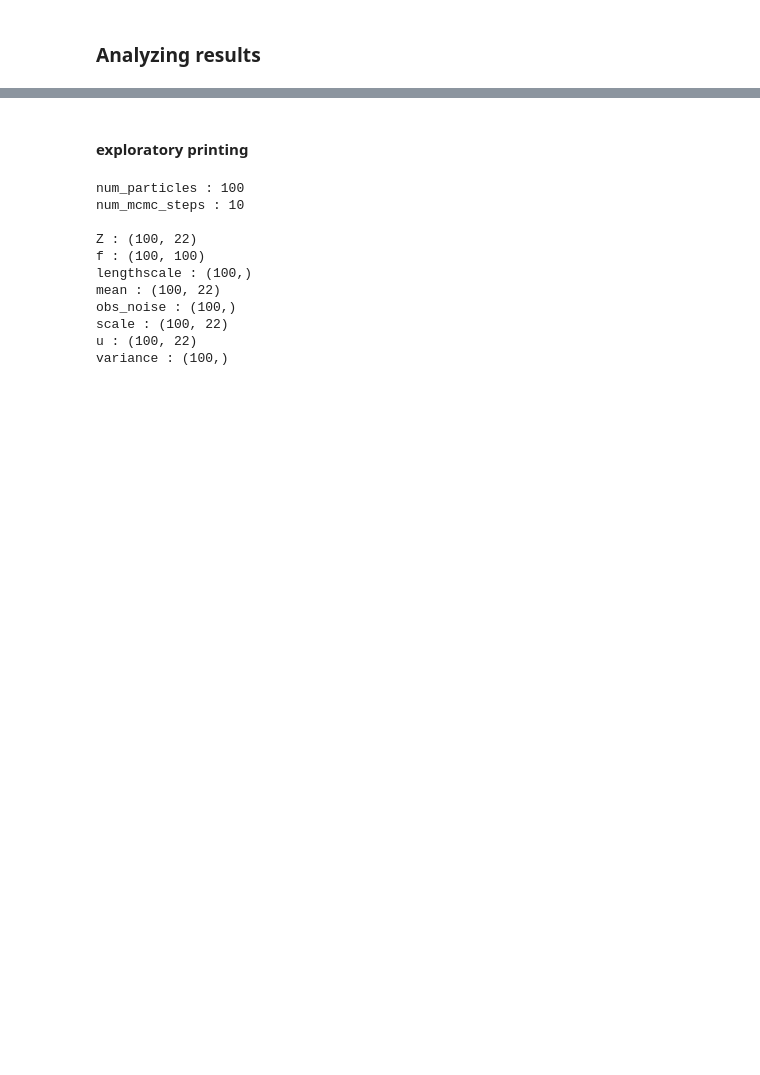
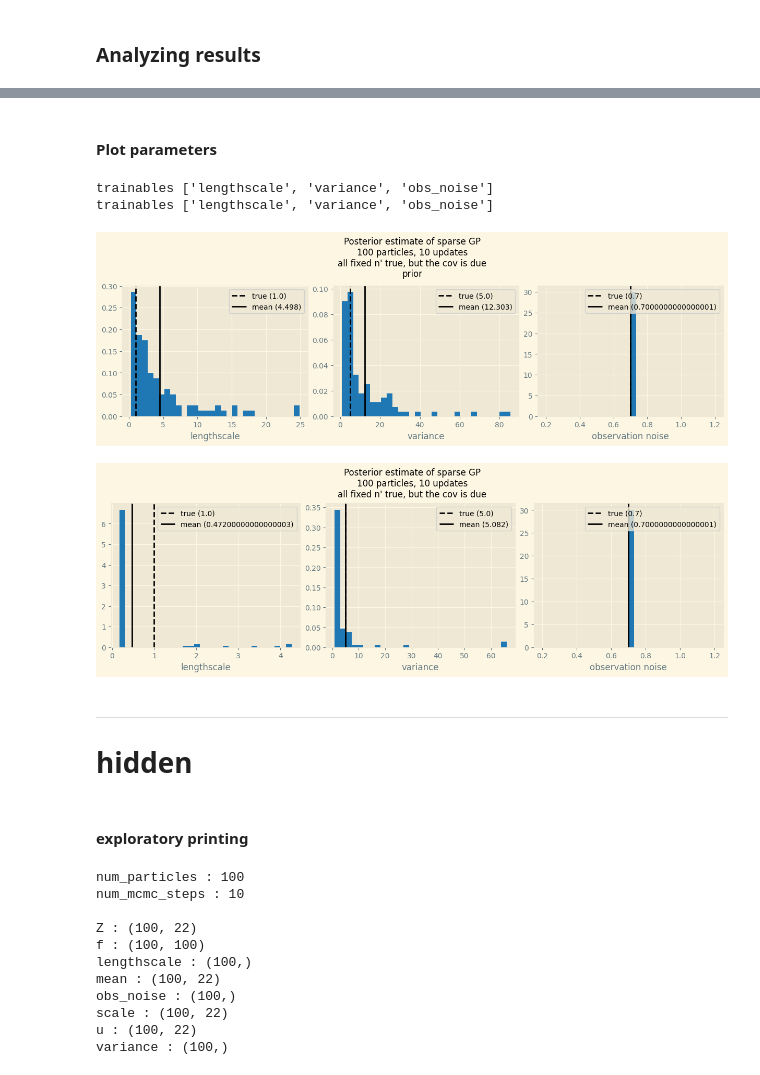
Before and after one commit to UncertaintyInComplexSystems/bayesianmodels, a Jupyter notebook: notebooks/sparse_GP_regression_with_Gibbs.ipynb, the cells around one changed output, grey strips where cells are left out. Cells and saved outputs as stored; diff of their text form; code cells hidden in the pictures; blank space fills up the shorter version.

```diff
--- a/notebooks/sparse_GP_regression_with_Gibbs.ipynb
+++ b/notebooks/sparse_GP_regression_with_Gibbs.ipynb
@@ -767,3 +837,71 @@ plot_smc_posterior(
+# %% [markdown]
+#### Plot parameters
+# %%
+def plot_parameter_histograms(particles, sub_title=''):
+
+    trainables = list()
+    for component, val in priors.items():
+        trainables.extend(list(val.keys()))
+    trainables = ['lengthscale', 'variance', 'obs_noise']
+    # TODO: Adapt to plot particles over Z hyperparameters as well
+
+    print('trainables', trainables)
+
+    num_params = len(trainables)
+    show_samples = jnp.array(
+        [int(i) for i in sampling_parameters['num_particles'] * jnp.linspace(0, 1, num=500)])
+
+    x_labels = dict(lengthscale= f'lengthscale',
+                obs_noise='observation noise',
+                variance='variance')
+
+    _, axes = plt.subplots(nrows=1, ncols=num_params, constrained_layout=True,
+                        sharex='col', sharey='col', figsize=(12, 4))
+    axes = np.expand_dims(axes, axis=0)  # quick fix as I removed a whole row of plots
+
+    for j, var in enumerate(trainables):
+        ax = axes[0, j]
+        pd = particles[var]
+        # There are some outliers that skew the axis
+        pd_u, pd_l = jnp.percentile(pd, q=99.9), jnp.percentile(pd, q=0.1)
+        pd_filtered = jnp.extract(pd>pd_l, pd)
+        pd_filtered = jnp.extract(pd_filtered<pd_u, pd_filtered)
+
+        if pd_filtered.shape[0] == 0:
+            pd_filtered = pd
+
+        ax.hist(pd_filtered, bins=30, density=True, color='tab:blue')
+
+        if var in x_labels:
+            #ax.set_xlabel(r'${:s}$'.format(x_labels[var]))
+            ax.set_xlabel(x_labels[var])
+
+        if var in ground_truth.keys():
+            ax.axvline(x=ground_truth[var], ls='--', c='k', label=f'true ({ground_truth[var]})')
+
+        mean = jnp.mean(pd_filtered)
+        ax.axvline(x=mean, ls='-', c='k', label=f'mean ({jnp.round(mean, decimals=3)})')
+
+        ax.legend()
+
+    if sub_title != '':
+        sub_title = f'\n{sub_title}'
+    plt.suptitle(f'Posterior estimate of sparse GP' + sub_title);
+
+plot_parameter_histograms(
+    particles=initial_particles.position, sub_title=sub_title + '\nprior')
+
+plot_parameter_histograms(
+    particles=particles, sub_title=sub_title)
+# %% [output]
+trainables ['lengthscale', 'variance', 'obs_noise']
+trainables ['lengthscale', 'variance', 'obs_noise']
+[figure, added]
+[figure, added]
+# %% [markdown]
+---
+
+# hidden
 # %% [markdown]
 #### exploratory printing
 # %%
```
Also changed, not shown: parts of 10 cells of this notebook, 1 other file.
